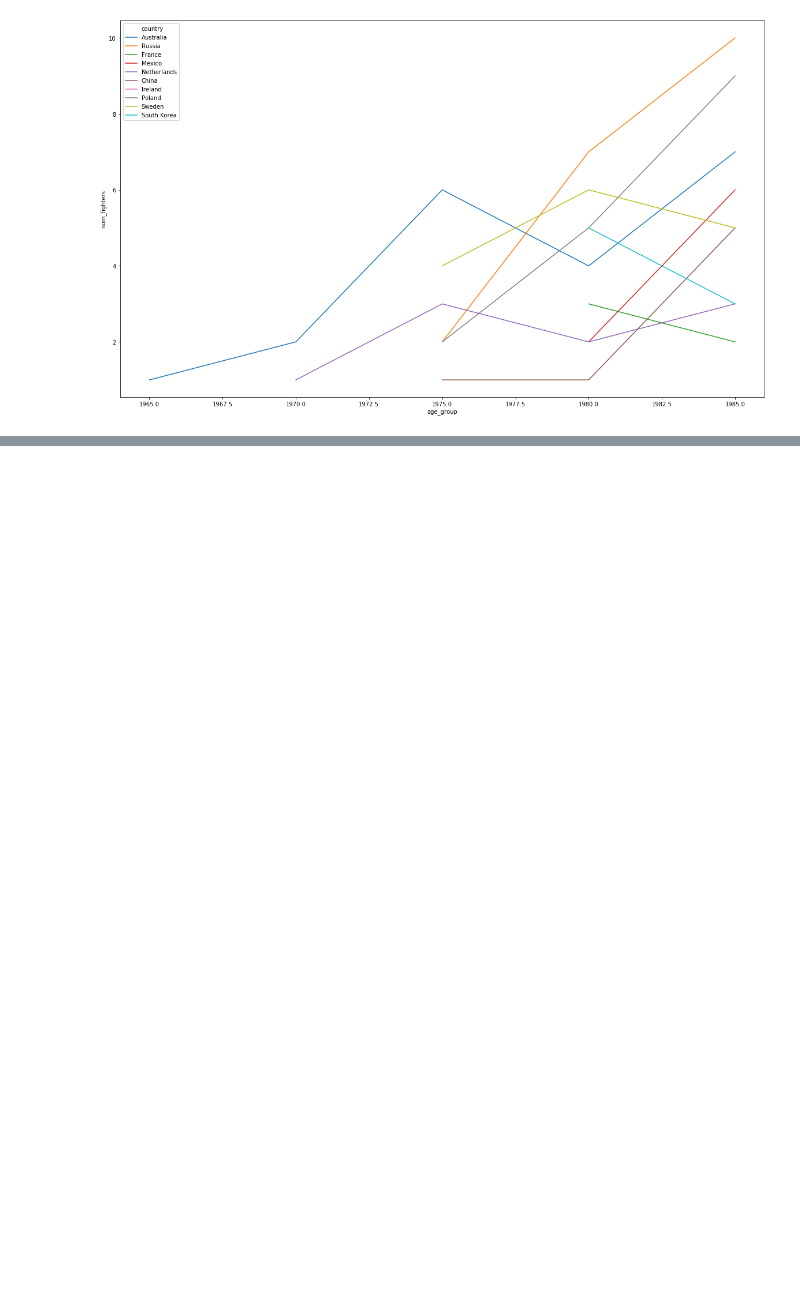
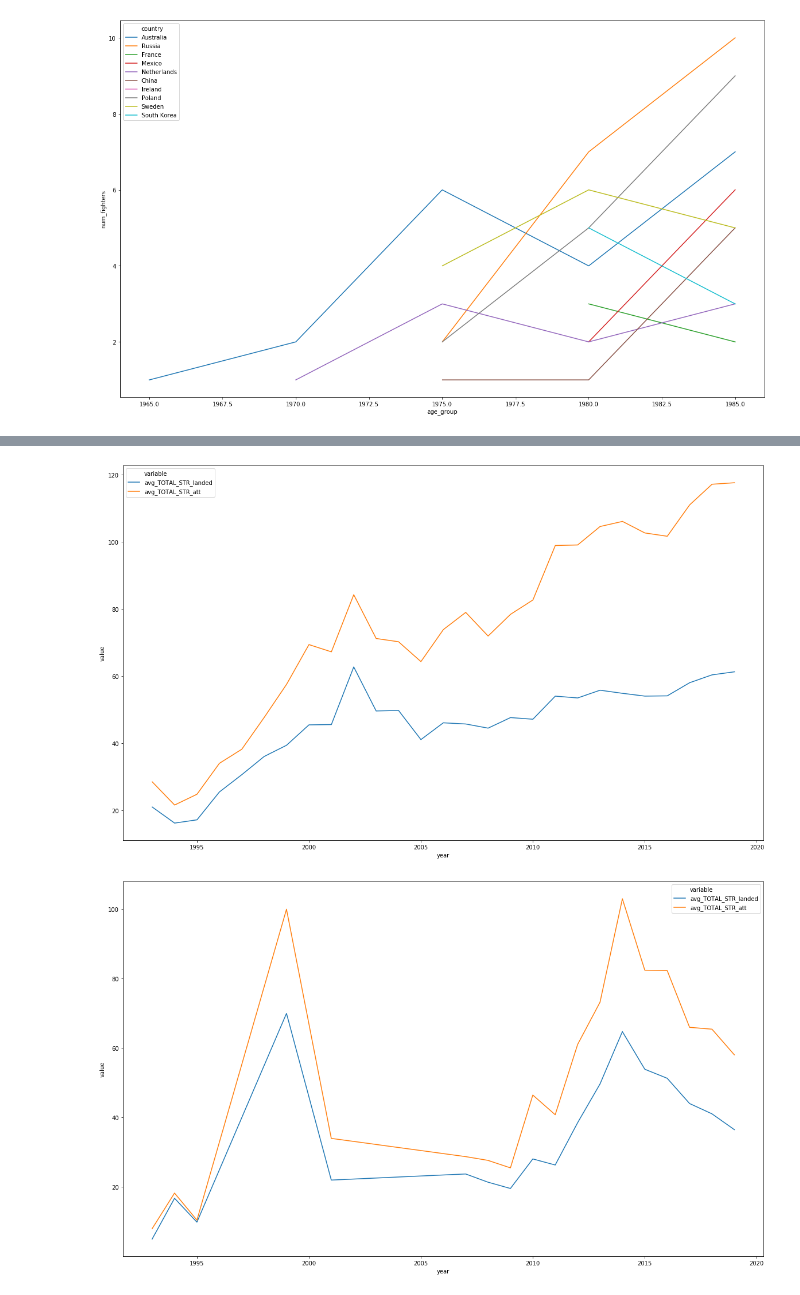
Before and after one commit to ekoly/DS-Unit-1-Build, a Jupyter notebook: ipynb/explore_data.ipynb, the cells around one changed output, grey strips where cells are left out. Cells and saved outputs as stored; diff of their text form; code cells hidden in the pictures; blank space fills up the shorter version.

```diff
--- a/ipynb/explore_data.ipynb
+++ b/ipynb/explore_data.ipynb
@@ -243,0 +508,3 @@ sns.lineplot(x=num_fighters_by_year["age_group"], y=num_fighters_by_year["num_fi
+# %%
+strikes_df = fighters_df.pivot_table(values=["avg_TOTAL_STR_att", "avg_TOTAL_STR_landed"], index=["country", "year"]).reset_index(["country", "year"])
+strikes_df
@@ -243,0 +525,3 @@ sns.lineplot(x=num_fighters_by_year["age_group"], y=num_fighters_by_year["num_fi
+# %%
+strikes_df = strikes_df.melt(id_vars=["country", "year"], value_vars=["avg_TOTAL_STR_landed", "avg_TOTAL_STR_att"])
+strikes_df
@@ -243,0 +542,14 @@ sns.lineplot(x=num_fighters_by_year["age_group"], y=num_fighters_by_year["num_fi
+# %%
+countries = ["United States", "Netherlands", "France", "Brazil", "Poland"]
+
+def graphByCountries(data, x="age_group", y="win_by_Decision_Majority", hue="country"):
+
+  fig, ax = plt.subplots(figsize=(20, 12))
+  sns.lineplot(x=data[x], y=data[y], hue=data[hue], ax=ax)
+
+for country in countries:
+  graphByCountries(strikes_df[strikes_df["country"] == country], x="year", y="value", hue="variable")
+  ax.set_title(value)
+# %% [output]
+[figure, added]
+[figure, added]
```
Also changed, not shown: parts of 25 cells of this notebook.
